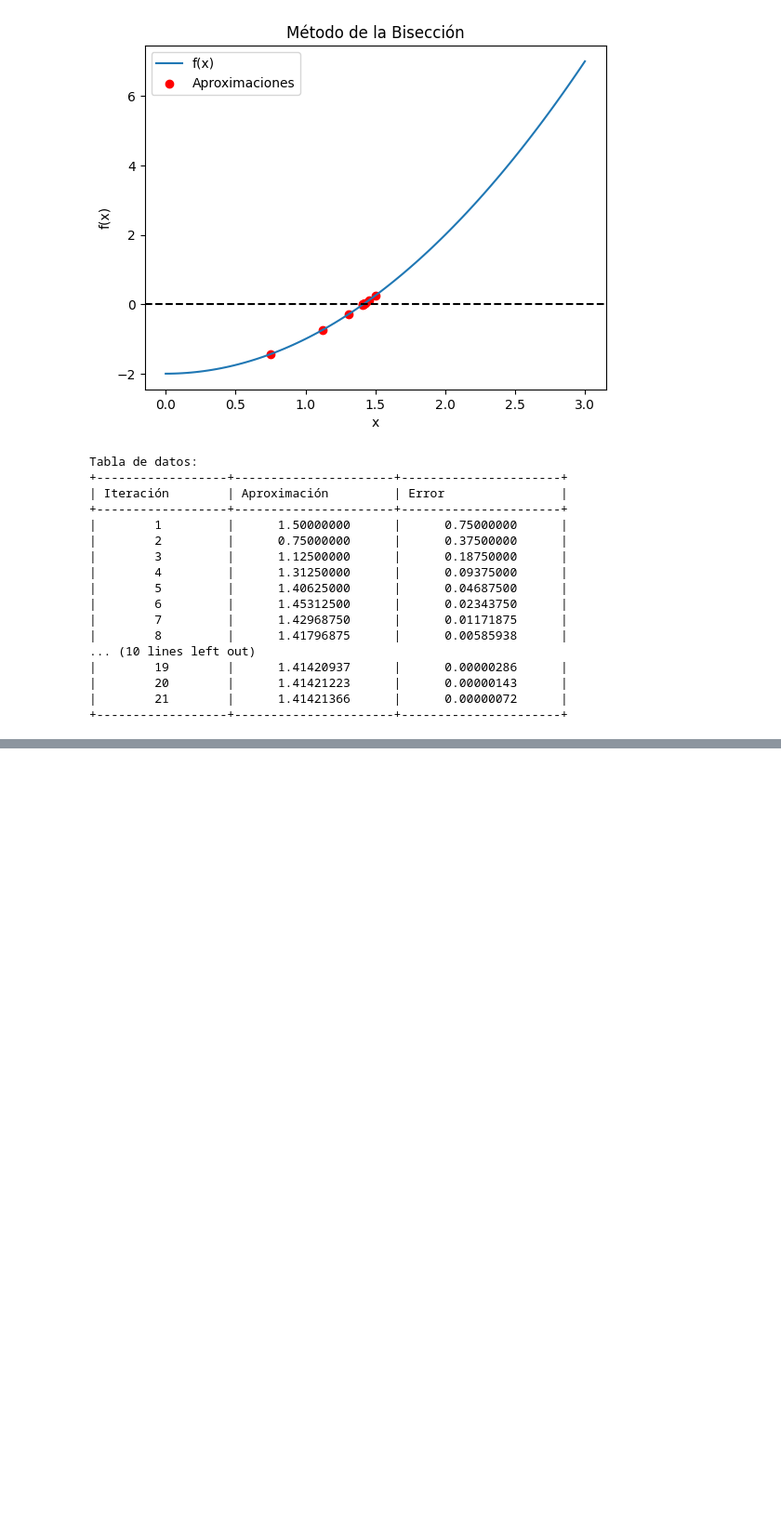
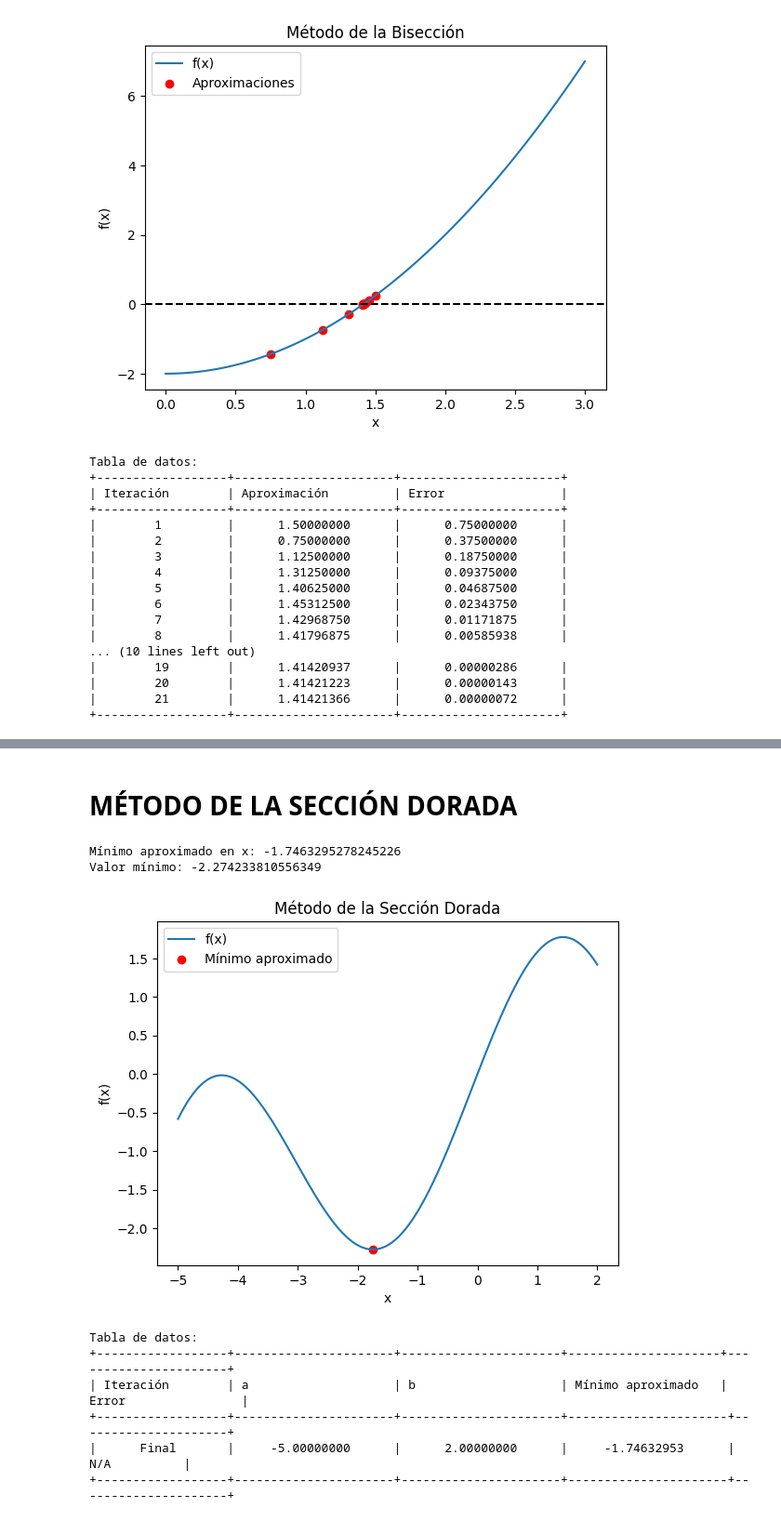
Before and after one commit to danielapavas/Optimizacion, a Jupyter notebook: Metodo_de_bisección.ipynb, the cells around one changed output, grey strips where cells are left out. Shown: that part at 93% size. Drawn from its saved outputs; the diff is of its cells as text; code cells hidden in the pictures; blank space fills up the shorter version.

```diff
--- a/Metodo_de_bisección.ipynb
+++ b/Metodo_de_bisección.ipynb
@@ -113,8 +113,14 @@ plt.title('Interpolación Cuadrática')
 plt.show()
 
 # Crear una tabla de datos
-print("x\ty\t\tf(x)\t   error")
-for i in range(len(x)):
-    print(f"{x[i]}\t{y[i]}\t\t{funcionCuadratica(x[i]):.4f}\t\t{y[i] - funcionCuadratica(x[i]):.4f}")
+if listaError:
+  print("\nTabla de datos:")
+  print("+----+----------------+-----------------+---------------+")
+  print("| X  | Y              | F(X)            | Error         |")
+  print("+----+----------------+-----------------+---------------+")
+  #print("x\ty\t\tf(x)\t   error")
+  for i in range(len(x)):
+    print(f"| {x[i]}  | {y[i]:.10f}   | {funcionCuadratica(x[i]):.13f} | {y[i] - funcionCuadratica(x[i]):.10f}  |")
+    print("+----+----------------+-----------------+---------------+")
 # %% [output]
 [figure]
@@ -124,0 +137,66 @@ x       y               f(x)       error
+# %% [markdown]
+# **MÉTODO DE LA SECCIÓN DORADA**
+# %%
+def seccionDorada(funcion, a, b, tolerancia, maximo):
+    phi = (1 + np.sqrt(5)) / 2
+
+    for i in range(maximo):
+        x1 = b - (b - a) / phi
+        x2 = a + (b - a) / phi
+
+        if funcion(x1) < funcion(x2):
+            b = x2
+        else:
+            a = x1
+
+        if abs(b - a) < tolerancia:
+            break
+
+    minimo_X = (a + b) / 2
+    minimoValor = funcion(minimo_X)
+
+    return minimo_X, minimoValor
+
+# Función de ejemplo
+def ejemplo(x):
+    return 2*np.sin(x)-(x**2)/10
+
+a = -5.0
+b = 2.0
+tolerancia = 1e-6
+maximo = 100
+
+minimo_X, minimoValor = seccionDorada(ejemplo, a, b, tolerancia, maximo)
+print("Mínimo aproximado en x:", minimo_X)
+print("Valor mínimo:", minimoValor)
+
+# Crear gráfica
+x_valor = np.linspace(a, b, 400)
+y_valor = ejemplo(x_valor)
+
+plt.plot(x_valor, y_valor, label='f(x)')
+plt.scatter(minimo_X, minimoValor, color='red', label='Mínimo aproximado')
+plt.xlabel('x')
+plt.ylabel('f(x)')
+plt.legend()
+plt.title('Método de la Sección Dorada')
+plt.show()
+
+# Crear tabla de datos
+error = np.abs(minimoValor - y_valor)
+print("\nTabla de datos:")
+print("+------------------+----------------------+----------------------+---------------------+----------------------+")
+print("| Iteración        | a                    | b                    | Mínimo aproximado   | Error                |")
+print("+------------------+----------------------+----------------------+----------------------+---------------------+")
+print(f"| {'Final':^16} | {a:^20.8f} | {b:^20.8f} | {minimo_X:^20.8f} | {'N/A':^20} |")
+print("+------------------+----------------------+----------------------+----------------------+---------------------+")
+# %% [output]
+Mínimo aproximado en x: -1.7463295278245226
+Valor mínimo: -2.274233810556349
+[figure, added]
+Tabla de datos:
++------------------+----------------------+----------------------+---------------------+----------------------+
+| Iteración        | a                    | b                    | Mínimo aproximado   | Error                |
++------------------+----------------------+----------------------+----------------------+---------------------+
+|      Final       |     -5.00000000      |      2.00000000      |     -1.74632953      |         N/A          |
++------------------+----------------------+----------------------+----------------------+---------------------+
```
Also changed, not shown: parts of 9 cells of this notebook.
